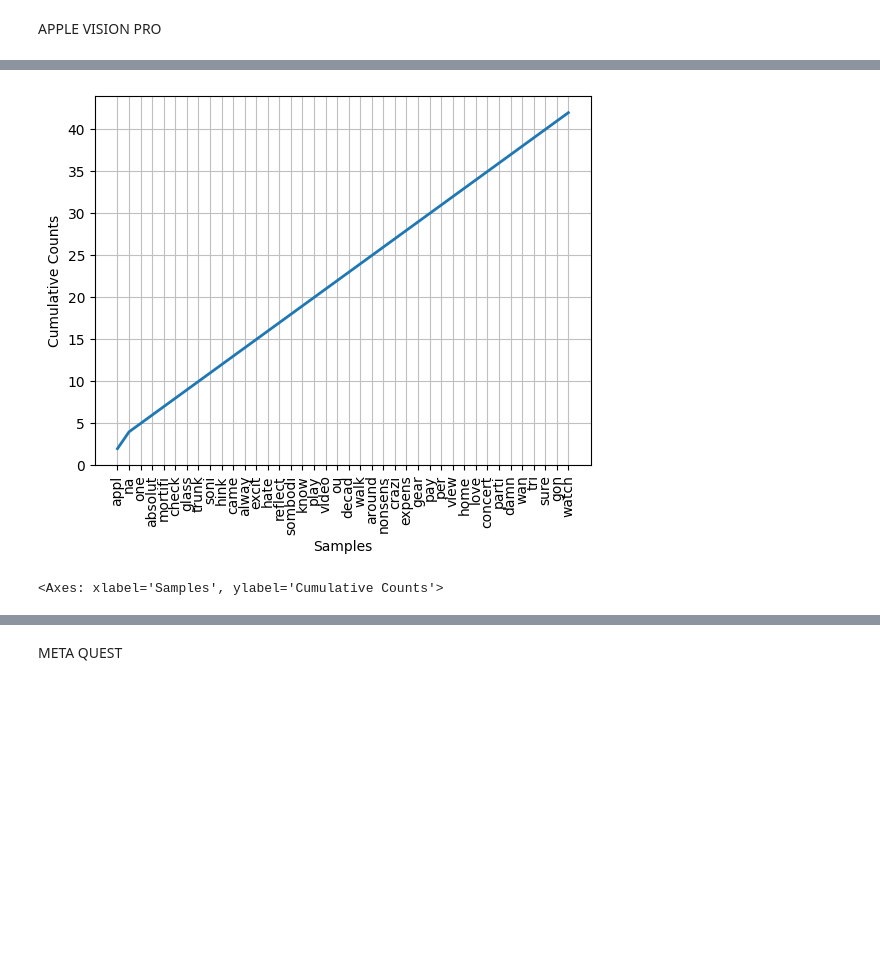
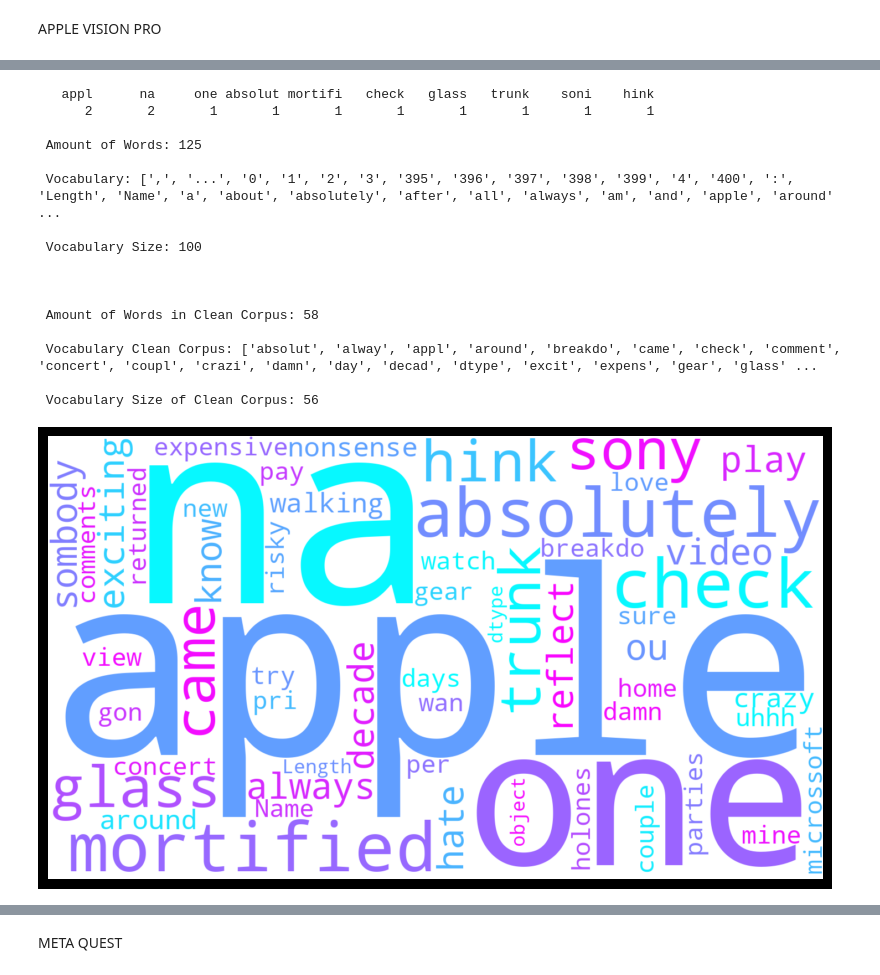
Before and after one commit to laresamdeola/Natural-Language-Processing, a Jupyter notebook: CAV_RDS_Data_Analysis.ipynb, the cells around one changed output, grey strips where cells are left out. Drawn from its saved outputs; the diff is of its cells as text; code cells hidden in the pictures; blank space fills up the shorter version.

```diff
--- a/CAV_RDS_Data_Analysis.ipynb
+++ b/CAV_RDS_Data_Analysis.ipynb
@@ -15,5 +15,13 @@ nltk.download('stopwords')
 [nltk_data] Downloading package stopwords to /root/nltk_data...
 [nltk_data]   Unzipping corpora/stopwords.zip.
 True
+# %%
+import re
+from nltk.corpus import stopwords
+from nltk.stem.porter import PorterStemmer
+from wordcloud import WordCloud, STOPWORDS
+
+ps = PorterStemmer()
+stop_words = set(stopwords.words('english'))
 # %% [markdown]
 APPLE VISION PRO
@@ -158,5 +28,36 @@ freq_dist_vision_one_tokens.most_common(50)
-# %%
-freq_dist_vision_one_tokens.plot(40, cumulative=True)
-# %% [output]
-[figure, removed]
-<Axes: xlabel='Samples', ylabel='Cumulative Counts'>
+# %%
+def text_analysis(corpus):
+  corpus_data = pd.read_csv(corpus, delimiter="\t")
+  corpus_comments = corpus_data['comments']
+  corpus_comments_strings = str(corpus_comments)
+  corpus_tokens = nltk.tokenize.word_tokenize(corpus_comments_strings)
+  corpus_comments_clean = [ps.stem(word) for word in corpus_tokens if word.isalpha() if not word in set(stopwords.words('english'))]
+  freq_dist = nltk.FreqDist(corpus_comments_clean)
+  freq_dist.plot(40, cumulative=True)
+  corpus_text = nltk.Text(corpus_comments_strings)
+  print('\n')
+  freq_dist.tabulate(10)
+  print(f'\n Amount of Words: {len(corpus_tokens)}')
+  print(f'\n Vocabulary: {sorted(set(corpus_tokens))}')
+  print(f'\n Vocabulary Size: {len(set(corpus_tokens))}')
+  print('\n')
+  print(f'\n Amount of Words in Clean Corpus: {len(corpus_comments_clean)}')
+  print(f'\n Vocabulary Clean Corpus: {sorted(set(corpus_comments_clean))}')
+  print(f'\n Vocabulary Size of Clean Corpus: {len(set(corpus_comments_clean))}')
+  #print(corpus_comments_clean[:-2])
+  wordcloud = WordCloud(width = 1400,
+                      height = 800,
+                      background_color='white',
+                      stopwords = stop_words,
+                      min_font_size = 12,
+                      random_state=1,
+                      collocations=True,
+                      colormap='cool').generate(' '.join(corpus_tokens))
+  plt.figure(figsize = (10, 6), facecolor = 'k')
+  plt.imshow(wordcloud, interpolation='bilinear')
+  plt.savefig(f'wordcloud {corpus}.png', format='png', dpi=150, bbox_inches='tight')
+  plt.axis('off')
+  plt.show()
+# %%
+text_analysis('apple_vision_pro_one_comments.txt')
+# %% [output]
@@ -162,0 +65,17 @@ freq_dist_vision_one_tokens.plot(40, cumulative=True)
+   appl      na     one absolut mortifi   check   glass   trunk    soni    hink
+      2       2       1       1       1       1       1       1       1       1
+
+ Amount of Words: 125
+
+ Vocabulary: [',', '...', '0', '1', '2', '3', '395', '396', '397', '398', '399', '4', '400', ':', 'Length', 'Name', 'a', 'about', 'absolutely', 'after', 'all', 'always', 'am', 'and', 'apple', 'around' ...
+
+ Vocabulary Size: 100
+
+
+
+ Amount of Words in Clean Corpus: 58
+
+ Vocabulary Clean Corpus: ['absolut', 'alway', 'appl', 'around', 'breakdo', 'came', 'check', 'comment', 'concert', 'coupl', 'crazi', 'damn', 'day', 'decad', 'dtype', 'excit', 'expens', 'gear', 'glass' ...
+
+ Vocabulary Size of Clean Corpus: 56
+[figure, added]
```
Also changed, not shown: parts of 22 cells of this notebook.
